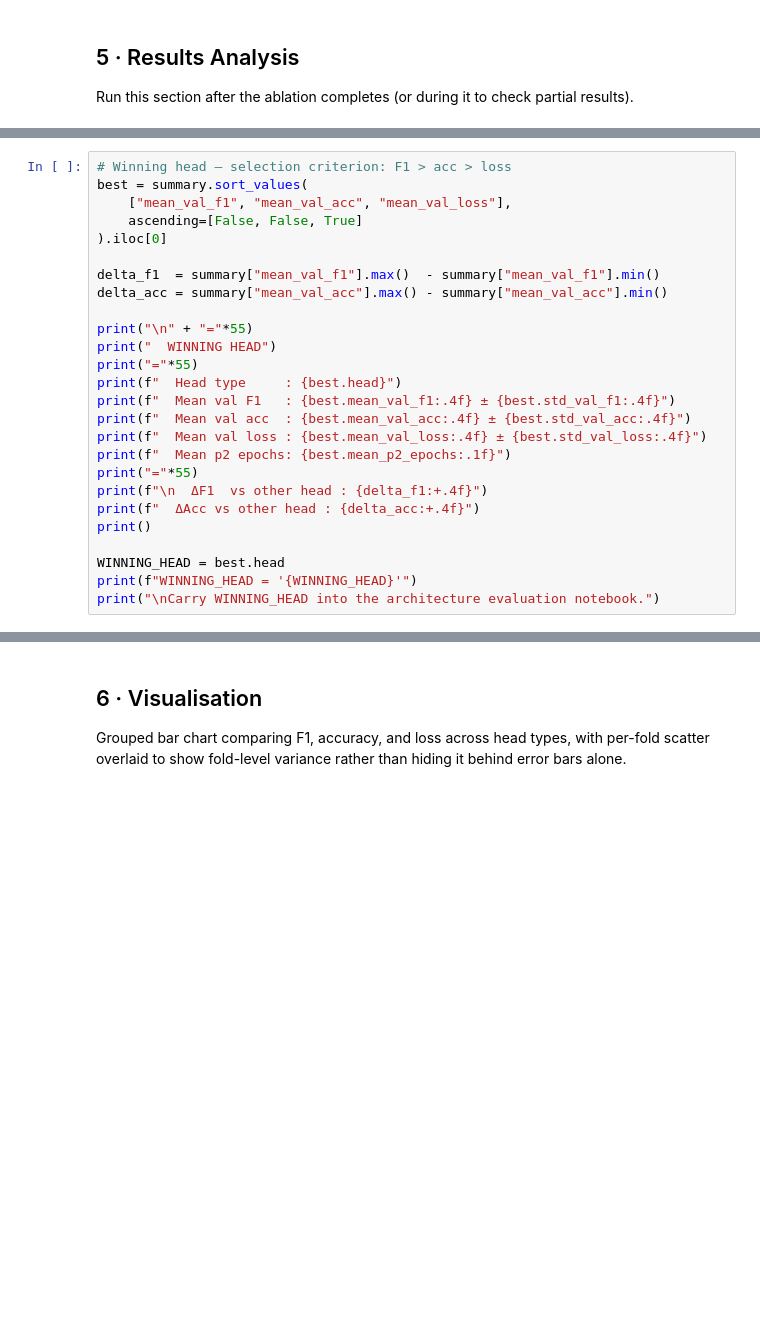
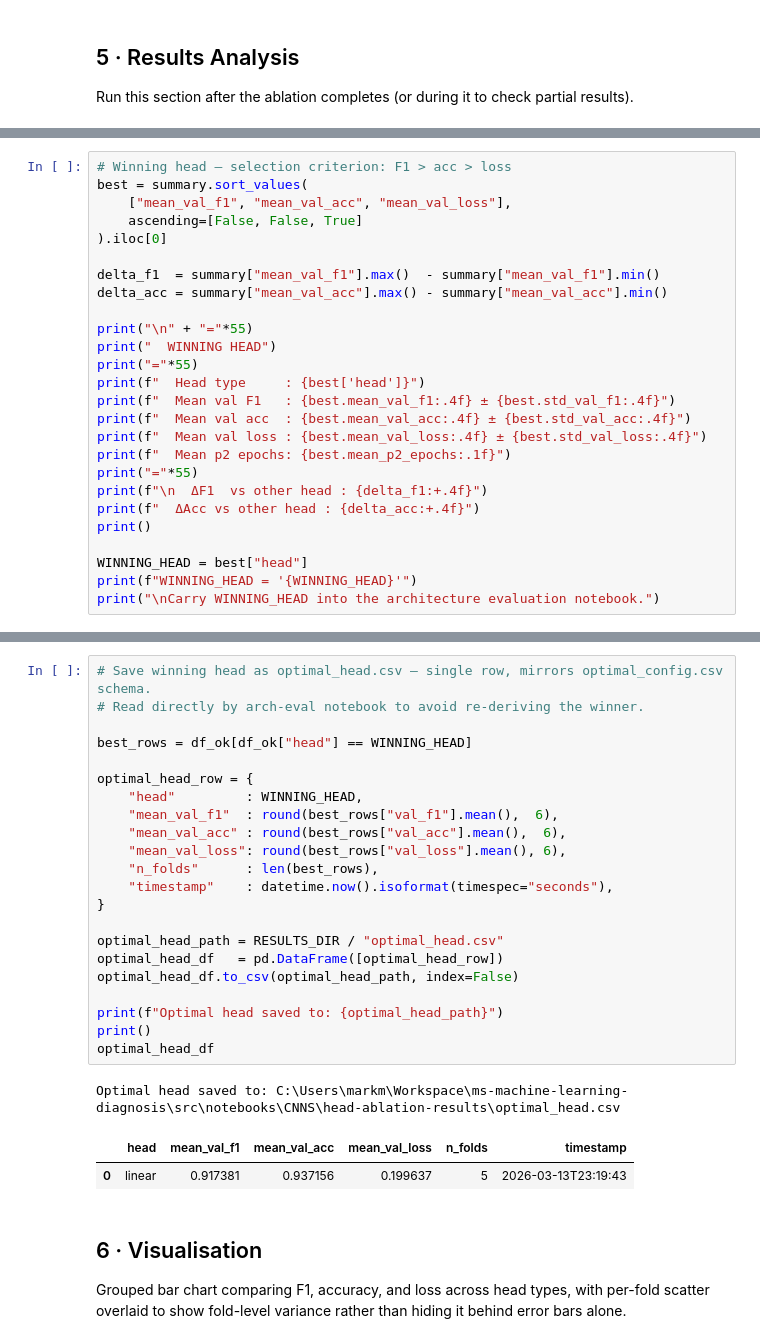
Before and after one commit to Mark-McNaught/ms-machine-learning-diagnosis, a Jupyter notebook: src/notebooks/CNNS/head-ablation.ipynb, the cells around one changed output, grey strips where cells are left out. Drawn from its saved outputs; the diff is of its cells as text; blank space fills up the shorter version.

Commit message:
ablation head complete, and architecture training ready

```diff
--- a/src/notebooks/CNNS/head-ablation.ipynb
+++ b/src/notebooks/CNNS/head-ablation.ipynb
@@ -362,7 +380,7 @@ delta_acc = summary["mean_val_acc"].max() - summary["mean_val_acc"].min()
 print("\n" + "="*55)
 print("  WINNING HEAD")
 print("="*55)
-print(f"  Head type     : {best.head}")
+print(f"  Head type     : {best['head']}")
 print(f"  Mean val F1   : {best.mean_val_f1:.4f} ± {best.std_val_f1:.4f}")
 print(f"  Mean val acc  : {best.mean_val_acc:.4f} ± {best.std_val_acc:.4f}")
 print(f"  Mean val loss : {best.mean_val_loss:.4f} ± {best.std_val_loss:.4f}")
@@ -372,6 +390,6 @@ print(f"\n  ΔF1  vs other head : {delta_f1:+.4f}")
 print(f"  ΔAcc vs other head : {delta_acc:+.4f}")
 print()
 
-WINNING_HEAD = best.head
+WINNING_HEAD = best["head"]
 print(f"WINNING_HEAD = '{WINNING_HEAD}'")
 print("\nCarry WINNING_HEAD into the architecture evaluation notebook.")
@@ -399,3 +454,29 @@ print(f"Summary saved to: {summary_path}")
+# %%
+# Save winning head as optimal_head.csv — single row, mirrors optimal_config.csv schema.
+# Read directly by arch-eval notebook to avoid re-deriving the winner.
+
+best_rows = df_ok[df_ok["head"] == WINNING_HEAD]
+
+optimal_head_row = {
+    "head"         : WINNING_HEAD,
+    "mean_val_f1"  : round(best_rows["val_f1"].mean(),  6),
+    "mean_val_acc" : round(best_rows["val_acc"].mean(),  6),
+    "mean_val_loss": round(best_rows["val_loss"].mean(), 6),
+    "n_folds"      : len(best_rows),
+    "timestamp"    : datetime.now().isoformat(timespec="seconds"),
+}
+
+optimal_head_path = RESULTS_DIR / "optimal_head.csv"
+optimal_head_df   = pd.DataFrame([optimal_head_row])
+optimal_head_df.to_csv(optimal_head_path, index=False)
+
+print(f"Optimal head saved to: {optimal_head_path}")
+print()
+optimal_head_df
+# %% [output]
+Optimal head saved to: C:\Users\markm\Workspace\ms-machine-learning-diagnosis\src\notebooks\CNNS\head-ablation-results\optimal_head.csv
+|  | head | mean_val_f1 | mean_val_acc | mean_val_loss | n_folds | timestamp |
+| 0 | linear | 0.917381 | 0.937156 | 0.199637 | 5 | 2026-03-13T23:19:43 |
 # %% [markdown]
 ## 6 · Visualisation
 
```
Also changed, not shown: parts of 7 cells of this notebook, 5 other files.
